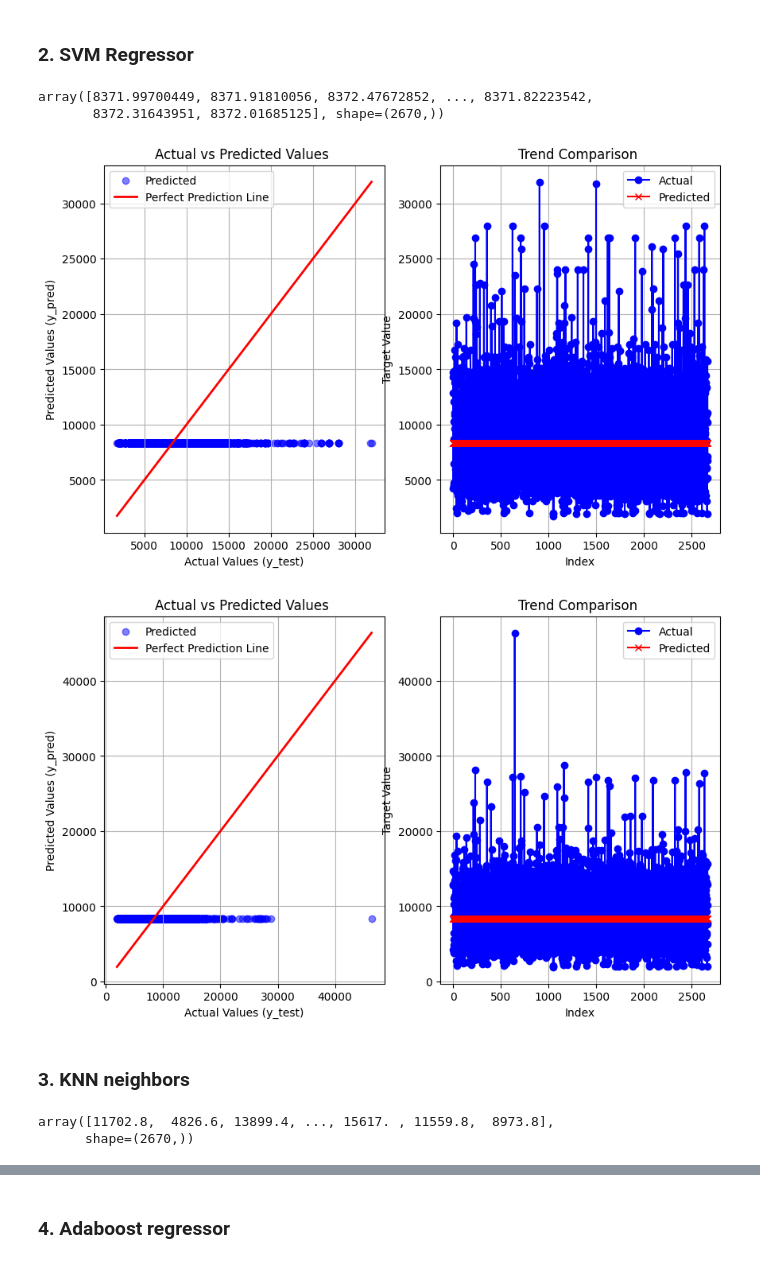
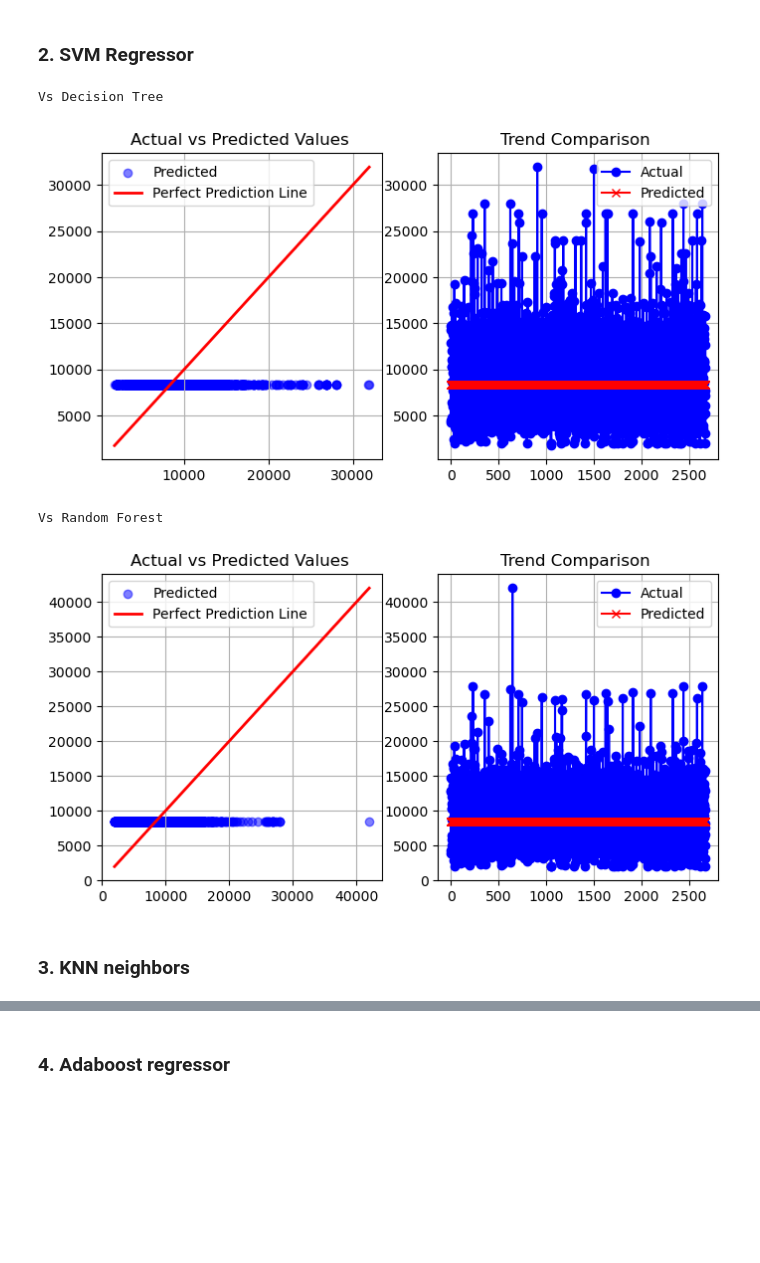
Before and after one commit to utsav87589/Flight-Price-EDA, a Jupyter notebook: notebooks/algos.ipynb, the cells around one changed output, grey strips where cells are left out. Saved outputs shown, nothing was run; the diff lists cells and outputs as text; code cells hidden in the pictures; blank space fills up the shorter version.

```diff
--- a/notebooks/algos.ipynb
+++ b/notebooks/algos.ipynb
@@ -308,12 +301,9 @@ y_pred_eval_svr = svr.predict(X_eval)
-# %%
-y_pred_eval_svr
-# %% [output]
-array([8371.99700449, 8371.91810056, 8372.47672852, ..., 8371.82223542,
-       8372.31643951, 8372.01685125], shape=(2670,))
-# %%
-combine_graphs(y_pred_eval_svr)
-# %% [output]
-[figure, removed]
-[figure, removed]
+# %%
+pred_on_eval(model = svr, X_eval = X_eval)
+# %% [output]
+Vs Decision Tree
+[figure, added]
+Vs Random Forest
+[figure, added]
 # %% [markdown]
 ### 3. KNN neighbors
@@ -322,5 +309,0 @@ y_pred_eval_knn = knn.predict(X_eval)
-# %%
-y_pred_eval_knn
-# %% [output]
-array([11702.8,  4826.6, 13899.4, ..., 15617. , 11559.8,  8973.8],
-      shape=(2670,))
```
Also changed, not shown: parts of 25 cells of this notebook, 1 other file.
